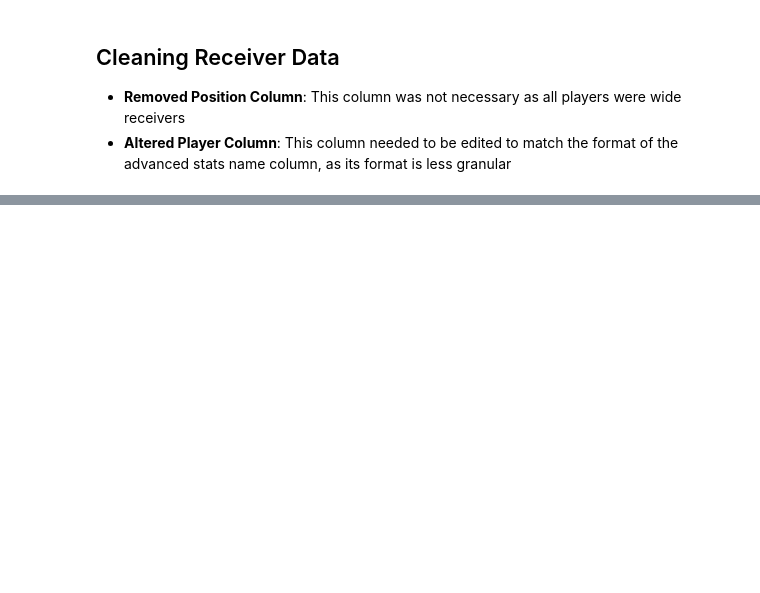
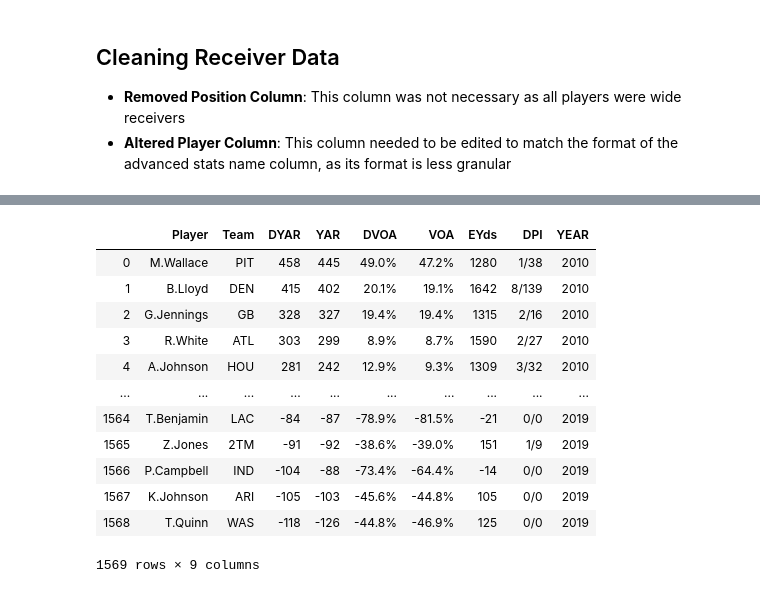
Before and after one commit to tevans-barton/WRSecondYearJumps, a Jupyter notebook: notebooks/3.0 Data Cleaning Notebook.ipynb, the cells around one changed output, grey strips where cells are left out. Saved outputs shown, nothing was run; the diff lists cells and outputs as text; code cells hidden in the pictures; blank space fills up the shorter version.

```diff
--- a/notebooks/3.0 Data Cleaning Notebook.ipynb
+++ b/notebooks/3.0 Data Cleaning Notebook.ipynb
@@ -40,0 +113,16 @@ processing.clean_stats()
+# %%
+adv_stats
+# %% [output]
+|  | Player | Team | DYAR | YAR | DVOA | VOA | EYds | DPI | YEAR |
+| 0 | M.Wallace | PIT | 458 | 445 | 49.0% | 47.2% | 1280 | 1/38 | 2010 |
+| 1 | B.Lloyd | DEN | 415 | 402 | 20.1% | 19.1% | 1642 | 8/139 | 2010 |
+| 2 | G.Jennings | GB | 328 | 327 | 19.4% | 19.4% | 1315 | 2/16 | 2010 |
+| 3 | R.White | ATL | 303 | 299 | 8.9% | 8.7% | 1590 | 2/27 | 2010 |
+| 4 | A.Johnson | HOU | 281 | 242 | 12.9% | 9.3% | 1309 | 3/32 | 2010 |
+| ... | ... | ... | ... | ... | ... | ... | ... | ... | ... |
+| 1564 | T.Benjamin | LAC | -84 | -87 | -78.9% | -81.5% | -21 | 0/0 | 2019 |
+| 1565 | Z.Jones | 2TM | -91 | -92 | -38.6% | -39.0% | 151 | 1/9 | 2019 |
+| 1566 | P.Campbell | IND | -104 | -88 | -73.4% | -64.4% | -14 | 0/0 | 2019 |
+| 1567 | K.Johnson | ARI | -105 | -103 | -45.6% | -44.8% | 105 | 0/0 | 2019 |
+| 1568 | T.Quinn | WAS | -118 | -126 | -44.8% | -46.9% | 125 | 0/0 | 2019 |
+1569 rows × 9 columns
```
Also changed, not shown: parts of 12 cells of this notebook, 4 other files.
